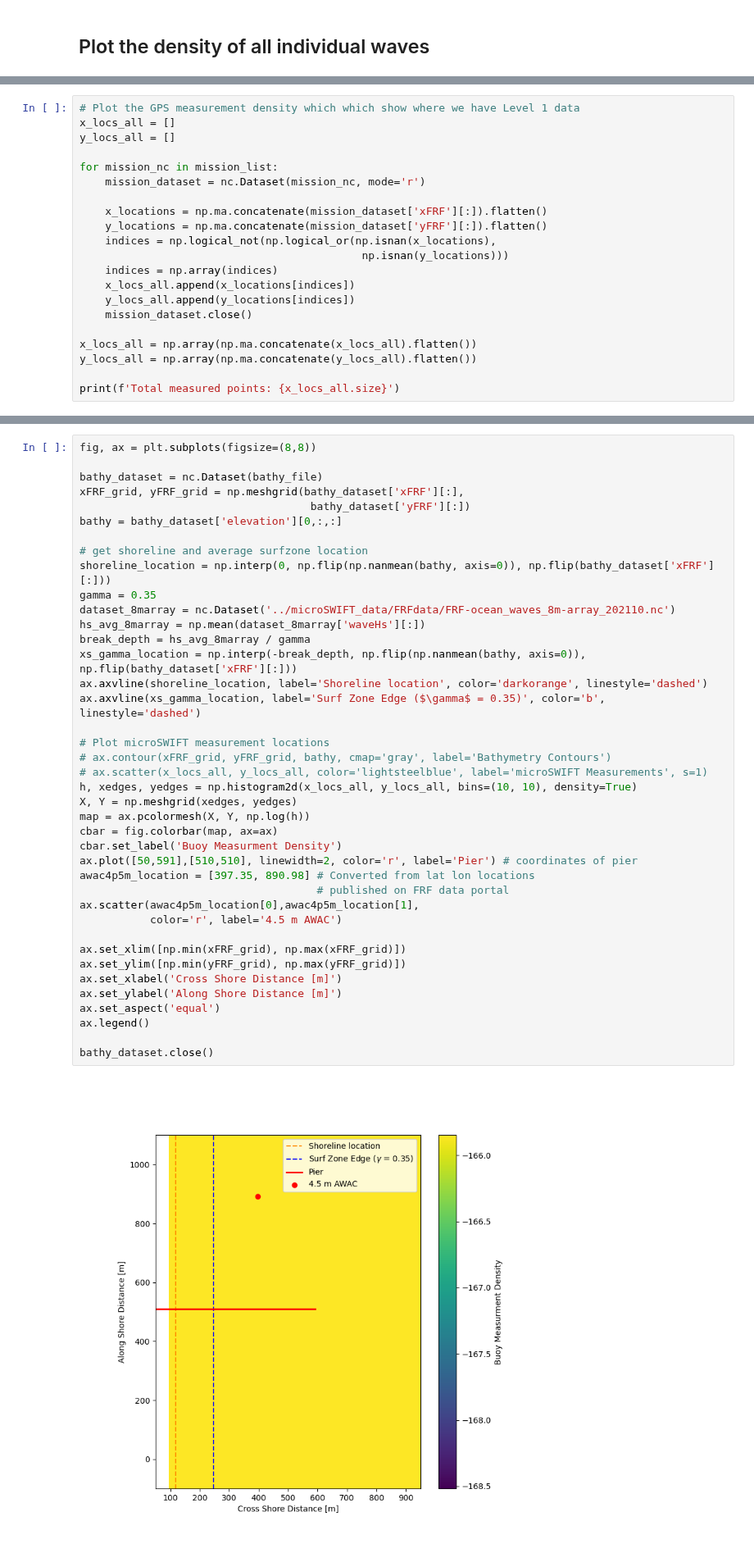
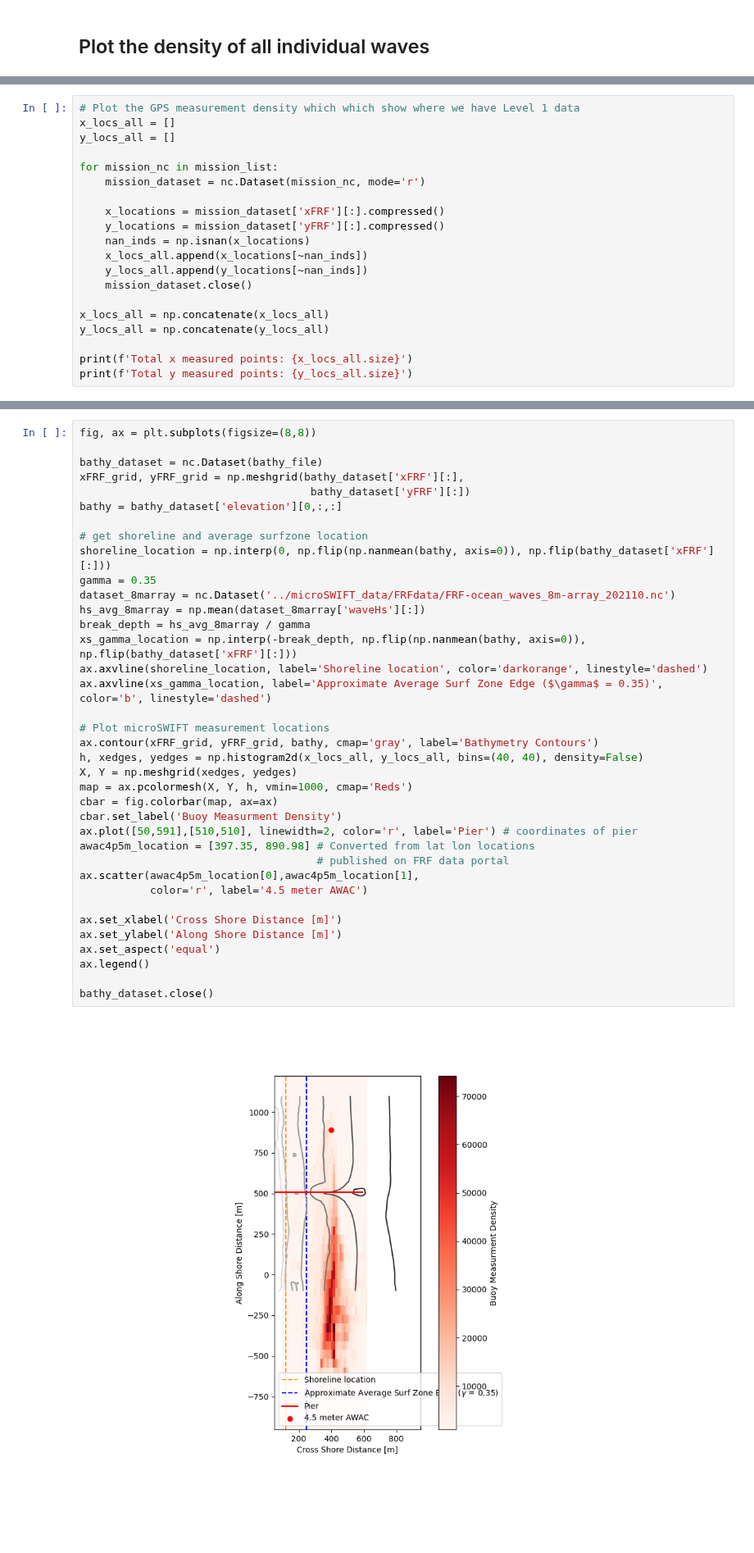
Before and after one commit to SASlabgroup/DUNEXMainExp, a Jupyter notebook: analysis/wave_density.ipynb, the cells around one changed output, grey strips where cells are left out. Shown at 82% size. Drawn from its saved outputs; the diff is of its cells as text; blank space fills up the shorter version.

Commit message:
completes revised draft of paper and all figures

```diff
--- a/analysis/wave_density.ipynb
+++ b/analysis/wave_density.ipynb
@@ -144,17 +141,16 @@ y_locs_all = []
 for mission_nc in mission_list:
     mission_dataset = nc.Dataset(mission_nc, mode='r')
 
-    x_locations = np.ma.concatenate(mission_dataset['xFRF'][:]).flatten()
-    y_locations = np.ma.concatenate(mission_dataset['yFRF'][:]).flatten()
-    indices = np.logical_not(np.logical_or(np.isnan(x_locations),
-                                            np.isnan(y_locations)))
-    indices = np.array(indices)
-    x_locs_all.append(x_locations[indices])
-    y_locs_all.append(y_locations[indices])
+    x_locations = mission_dataset['xFRF'][:].compressed()
+    y_locations = mission_dataset['yFRF'][:].compressed()
+    nan_inds = np.isnan(x_locations)
+    x_locs_all.append(x_locations[~nan_inds])
+    y_locs_all.append(y_locations[~nan_inds])
     mission_dataset.close()
 
-x_locs_all = np.array(np.ma.concatenate(x_locs_all).flatten())
-y_locs_all = np.array(np.ma.concatenate(y_locs_all).flatten())
+x_locs_all = np.concatenate(x_locs_all)
+y_locs_all = np.concatenate(y_locs_all)
 
-print(f'Total measured points: {x_locs_all.size}')
+print(f'Total x measured points: {x_locs_all.size}')
+print(f'Total y measured points: {y_locs_all.size}')
 # %% [output]
@@ -165,39 +162,36 @@ fig, ax = plt.subplots(figsize=(8,8))
 bathy_dataset = nc.Dataset(bathy_file)
 xFRF_grid, yFRF_grid = np.meshgrid(bathy_dataset['xFRF'][:],
                                     bathy_dataset['yFRF'][:])
 bathy = bathy_dataset['elevation'][0,:,:]
 
 # get shoreline and average surfzone location
 shoreline_location = np.interp(0, np.flip(np.nanmean(bathy, axis=0)), np.flip(bathy_dataset['xFRF'][:]))
 gamma = 0.35
 dataset_8marray = nc.Dataset('../microSWIFT_data/FRFdata/FRF-ocean_waves_8m-array_202110.nc')
 hs_avg_8marray = np.mean(dataset_8marray['waveHs'][:])
 break_depth = hs_avg_8marray / gamma
 xs_gamma_location = np.interp(-break_depth, np.flip(np.nanmean(bathy, axis=0)), np.flip(bathy_dataset['xFRF'][:]))
 ax.axvline(shoreline_location, label='Shoreline location', color='darkorange', linestyle='dashed')
-ax.axvline(xs_gamma_location, label='Surf Zone Edge ($\gamma$ = 0.35)', color='b', linestyle='dashed')
+ax.axvline(xs_gamma_location, label='Approximate Average Surf Zone Edge ($\gamma$ = 0.35)', color='b', linestyle='dashed')
 
 # Plot microSWIFT measurement locations
-# ax.contour(xFRF_grid, yFRF_grid, bathy, cmap='gray', label='Bathymetry Contours')
-# ax.scatter(x_locs_all, y_locs_all, color='lightsteelblue', label='microSWIFT Measurements', s=1)
-h, xedges, yedges = np.histogram2d(x_locs_all, y_locs_all, bins=(10, 10), density=True)
+ax.contour(xFRF_grid, yFRF_grid, bathy, cmap='gray', label='Bathymetry Contours')
+h, xedges, yedges = np.histogram2d(x_locs_all, y_locs_all, bins=(40, 40), density=False)
 X, Y = np.meshgrid(xedges, yedges)
-map = ax.pcolormesh(X, Y, np.log(h))
+map = ax.pcolormesh(X, Y, h, vmin=1000, cmap='Reds')
 cbar = fig.colorbar(map, ax=ax)
 cbar.set_label('Buoy Measurment Density')
 ax.plot([50,591],[510,510], linewidth=2, color='r', label='Pier') # coordinates of pier
 awac4p5m_location = [397.35, 890.98] # Converted from lat lon locations
                                      # published on FRF data portal
 ax.scatter(awac4p5m_location[0],awac4p5m_location[1],
-           color='r', label='4.5 m AWAC')
+           color='r', label='4.5 meter AWAC')
 
-ax.set_xlim([np.min(xFRF_grid), np.max(xFRF_grid)])
-ax.set_ylim([np.min(yFRF_grid), np.max(yFRF_grid)])
 ax.set_xlabel('Cross Shore Distance [m]')
 ax.set_ylabel('Along Shore Distance [m]')
 ax.set_aspect('equal')
 ax.legend()
 
 bathy_dataset.close()
 # %% [output]
-[figure, old version]
+[figure, new version]
```
Also changed, not shown: parts of 7 cells of this notebook, 6 other files.
